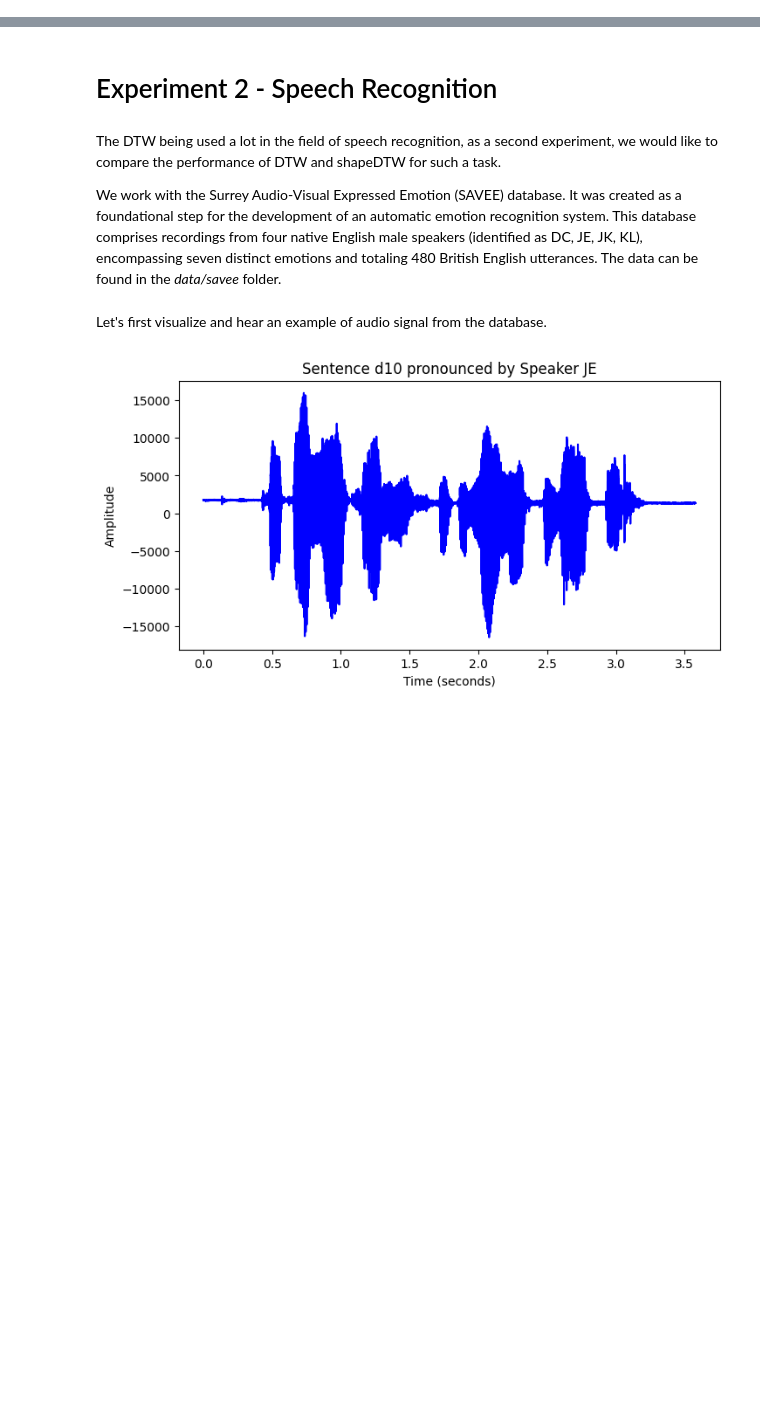
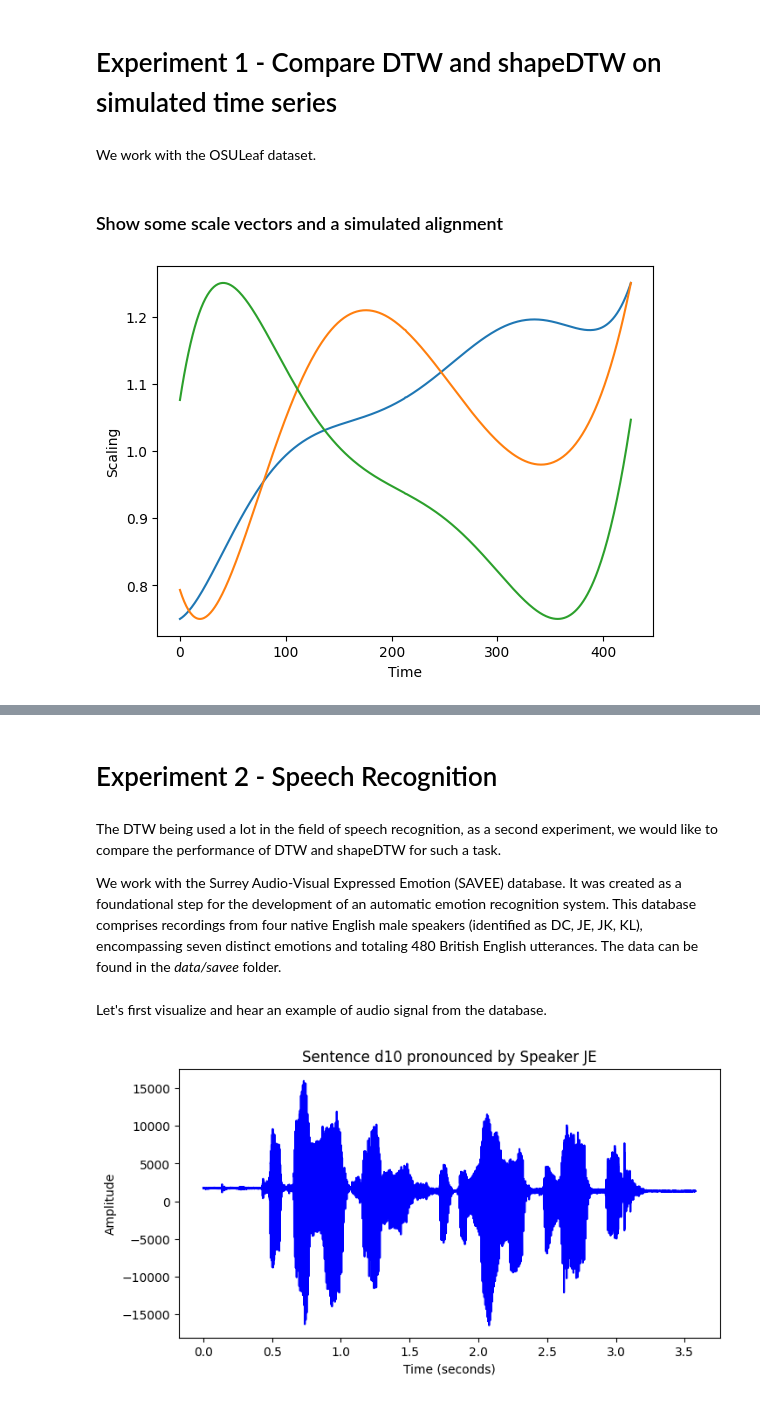
Before and after one commit to adlemoreau/shapedtw-timeseries, a Jupyter notebook: experiments.ipynb, the cells around one changed output, grey strips where cells are left out. Drawn from its saved outputs; the diff is of its cells as text; code cells hidden in the pictures; blank space fills up the shorter version.

Commit message:
final experiments

```diff
--- a/speech_recognition.ipynb
+++ b/experiments.ipynb
@@ -14,0 +24,4 @@ from speech_recognition import get_all_distance_for_one_user, get_metrics, load_
+# %% [markdown]
+# Experiment 1 - Compare DTW and shapeDTW on simulated time series
+# %% [markdown]
+We work with the OSULeaf dataset.
@@ -14,0 +30,10 @@ from speech_recognition import get_all_distance_for_one_user, get_metrics, load_
+# %% [markdown]
+### Show some scale vectors and a simulated alignment
+# %%
+for _ in range(3):
+    plt.plot(sim_scale_vector(427, a=0.75, b=1.25))
+plt.xlabel('Time')
+plt.ylabel('Scaling')
+plt.show()
+# %% [output]
+[figure, added]
```
Also changed, not shown: parts of 15 cells of this notebook, 6 other files.
